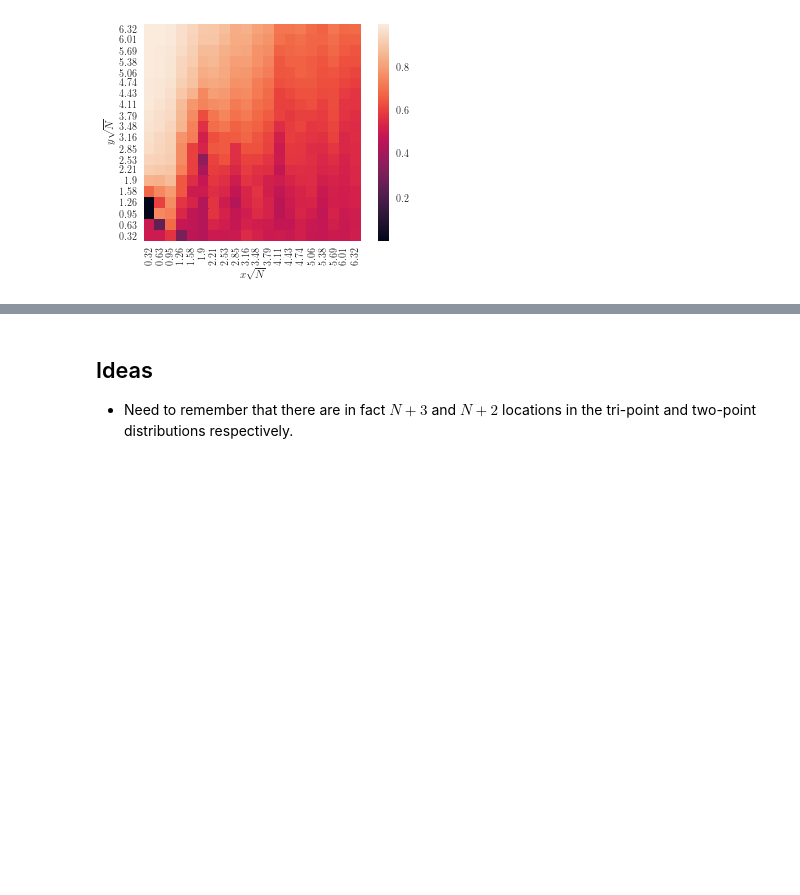
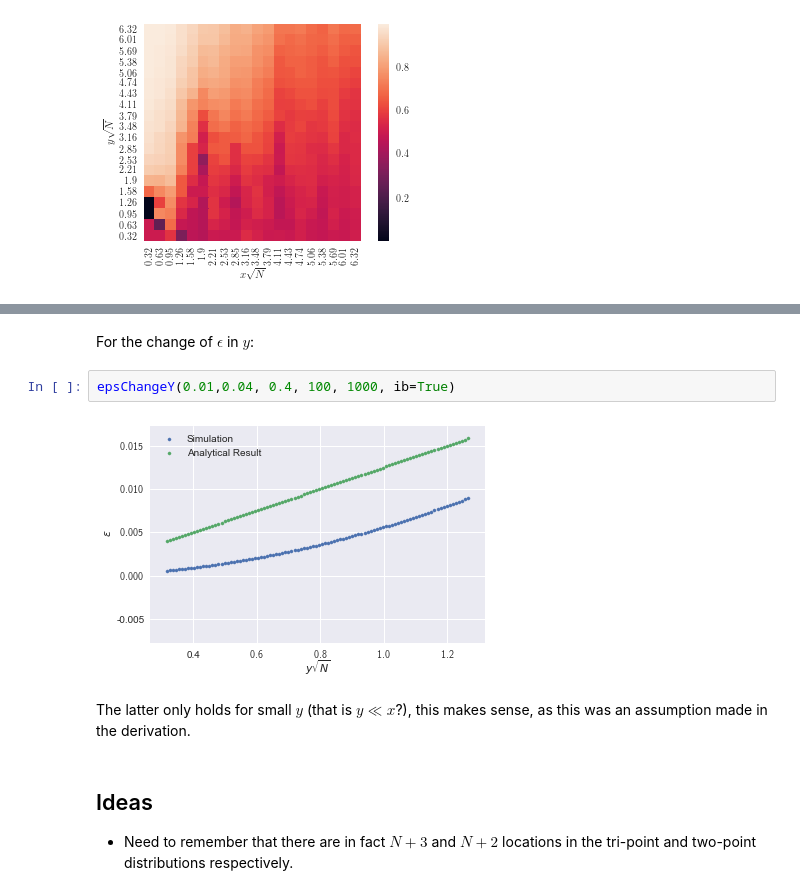
Before and after one commit to jbremz/human_mob, a Jupyter notebook: Notebooks/JB Log.ipynb, the cells around one changed output, grey strips where cells are left out. Cells and saved outputs as stored; diff of their text form; blank space fills up the shorter version.

```diff
--- a/Notebooks/JB Log.ipynb
+++ b/Notebooks/JB Log.ipynb
@@ -42,3 +63,11 @@ anaTP(0.01,0.2,0.01,0.2,20,1000, model='radiation', ib=False)
+# %% [markdown]
+For the change of $\epsilon$ in $y$:
+# %%
+epsChangeY(0.01,0.04, 0.4, 100, 1000, ib=True)
+# %% [output]
+[figure, added]
+# %% [markdown]
+The latter only holds for small $y$ (that is $y \ll x$?), this makes sense, as this was an assumption made in the derivation.
 # %% [markdown]
 ## Ideas
 
```
Also changed, not shown: parts of 8 cells of this notebook, 1 other file.
